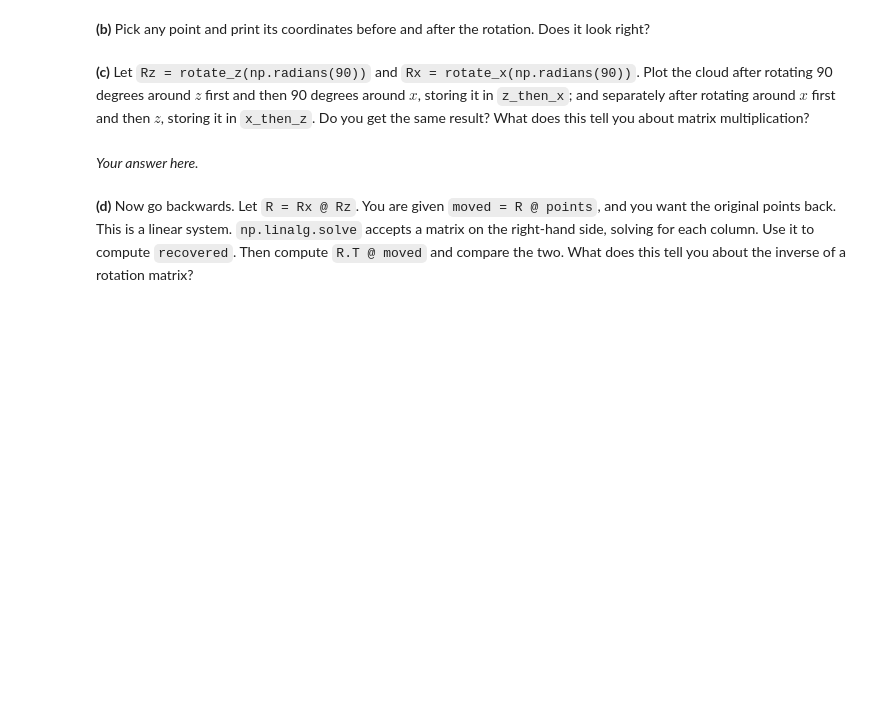
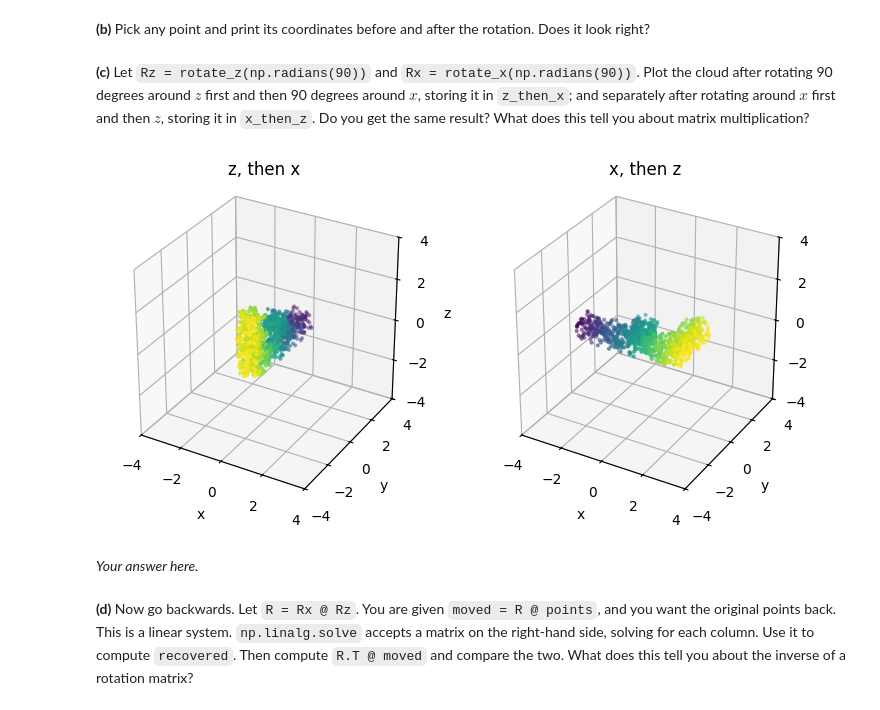
Before and after one commit to NoamGazit7/hackathon-game, a Jupyter notebook: notebooks/lab2.ipynb, the cells around one changed output. Saved outputs shown, nothing was run; the diff lists cells and outputs as text; code cells hidden in the pictures; blank space fills up the shorter version.

```diff
--- a/notebooks/lab2.ipynb
+++ b/notebooks/lab2.ipynb
@@ -196,6 +196,9 @@ def rotate_z(theta):
 
 def rotate_x(theta):
     # TODO
+    return np.array([[1,0,0],
+                     [0,np.cos(theta),-np.sin(theta)],
+                     [0,np.sin(theta),-np.cos(theta)]])
     pass
 # %% [markdown]
 **(a)** Because each column of `points` is a point, matrix multiplication of $R$ and all the points (`R @ points`) rotates every point at once. Use this to rotate the cloud by 90 degrees around the $z$-axis, storing the result in `rotated_z`. `np.radians` converts degrees to radians.
@@ -209,7 +215,16 @@ plot_clouds(points, rotated_z, titles=["original", "rotated 90° around z"])
 **(c)** Let `Rz = rotate_z(np.radians(90))` and `Rx = rotate_x(np.radians(90))`. Plot the cloud after rotating 90 degrees around $z$ first and then 90 degrees around $x$, storing it in `z_then_x`; and separately after rotating around $x$ first and then $z$, storing it in `x_then_z`. Do you get the same result? What does this tell you about matrix multiplication?
 # %%
 # TODO
+Rz = rotate_z(np.radians(90))
+rotated_z=Rz @ points
+Rx = rotate_x(np.radians(90))
+z_then_x= Rx @ rotated_z
+
+rotated_x=Rx @points
+x_then_z= Rz @ rotated_x
 plot_clouds(z_then_x, x_then_z, titles=["z, then x", "x, then z"])
+# %% [output]
+[figure, added]
 # %% [markdown]
 _Your answer here._
 # %% [markdown]
```
Also changed, not shown: parts of 5 cells of this notebook.
